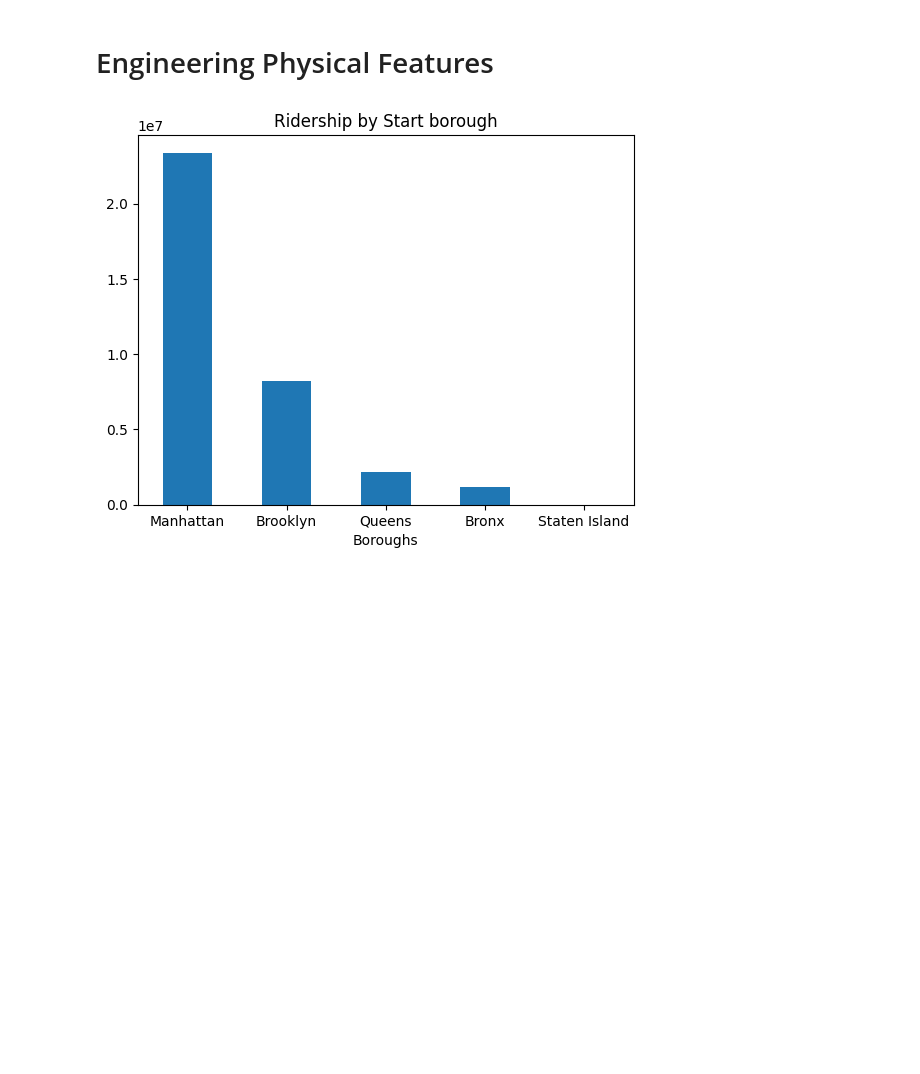
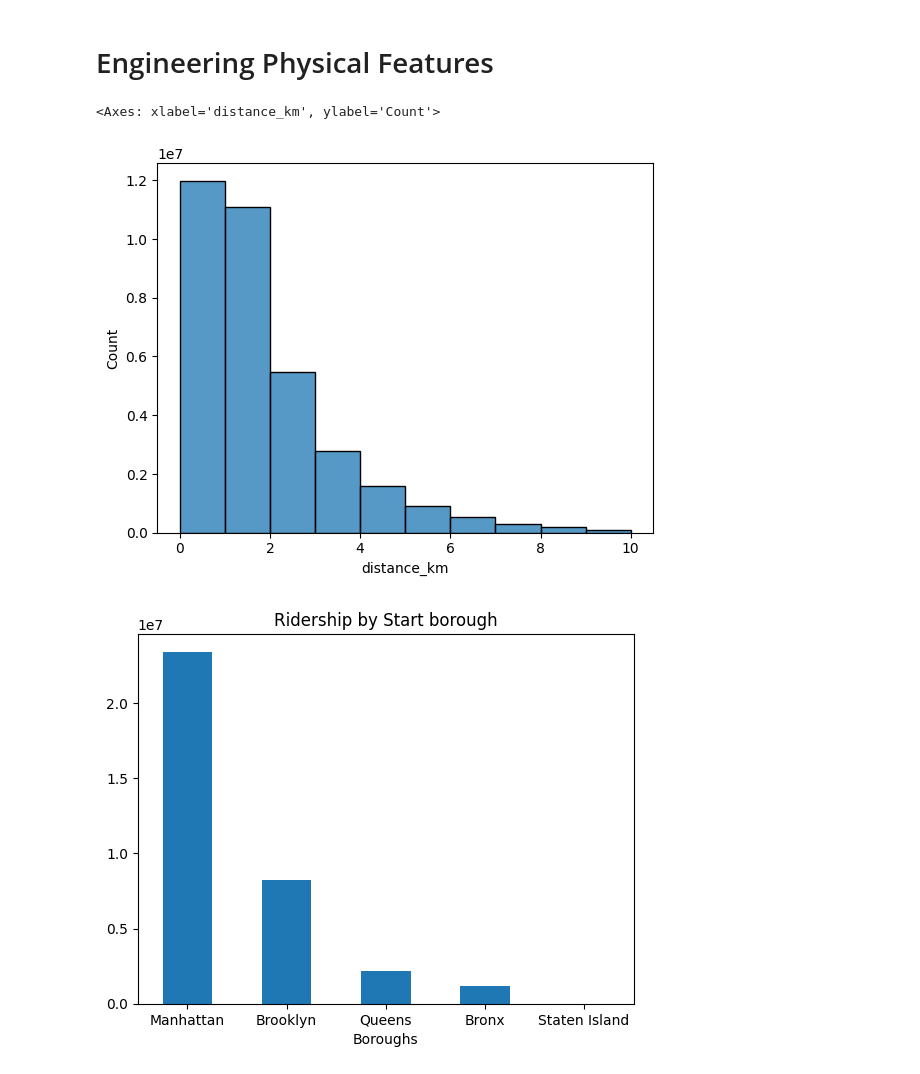
Before and after one commit to ThatDhruvSoni/CitiBike-Analysis, a Jupyter notebook: initial_eda.ipynb, the cells around one changed output. Saved outputs shown, nothing was run; the diff lists cells and outputs as text; code cells hidden in the pictures; blank space fills up the shorter version.

```diff
--- a/initial_eda.ipynb
+++ b/initial_eda.ipynb
@@ -15,7 +15,7 @@ import seaborn as sns
 # %% [markdown]
 ## Importing data
 # %%
-df23 = pd.read_csv("data/2023.csv", on_bad_lines="skip")
+df23 = pd.read_csv("data/all_rides/2023.csv", on_bad_lines="skip")
 # %%
 df23.shape
 # %% [output]
@@ -93,4 +93,4 @@ memory usage: 1.6 GB
 # %%
-df23 = df23[(df23["started_at"] >= '2023-01-01') & (df23['started_at'] <= '2023-12-31')]
+df23 = df23[(df23["started_at"] >= '2023-01-01') & (df23['started_at'] <= '2024-1-1')]
 # %%
 print(df23['started_at'].min())
@@ -210,6 +214,11 @@ def haversine_distance(lat1, lon1, lat2, lon2):
     return R * c
 
 df23['distance_km'] = haversine_distance(df23['start_lat'], df23['start_lng'], df23['end_lat'], df23['end_lng'])
+# %%
+sns.histplot(data = df23, x = "distance_km", bins = [0,1,2,3,4,5,6,7,8,9,10,float('inf')])
+# %% [output]
+<Axes: xlabel='distance_km', ylabel='Count'>
+[figure, added]
 # %%
 df23['start_lat'] = df23['start_lat'].round(4)
 df23['start_lng'] = df23['start_lng'].round(4)
```
Also changed, not shown: parts of 6 cells of this notebook.
